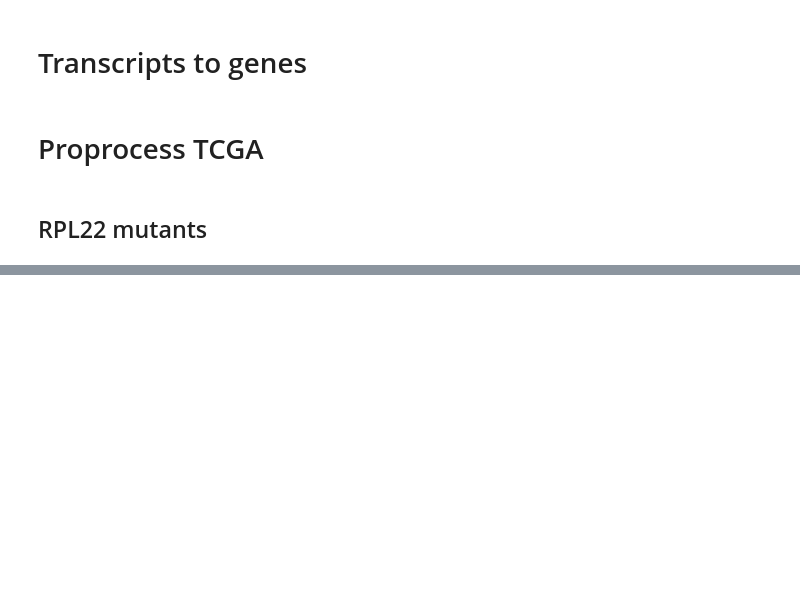
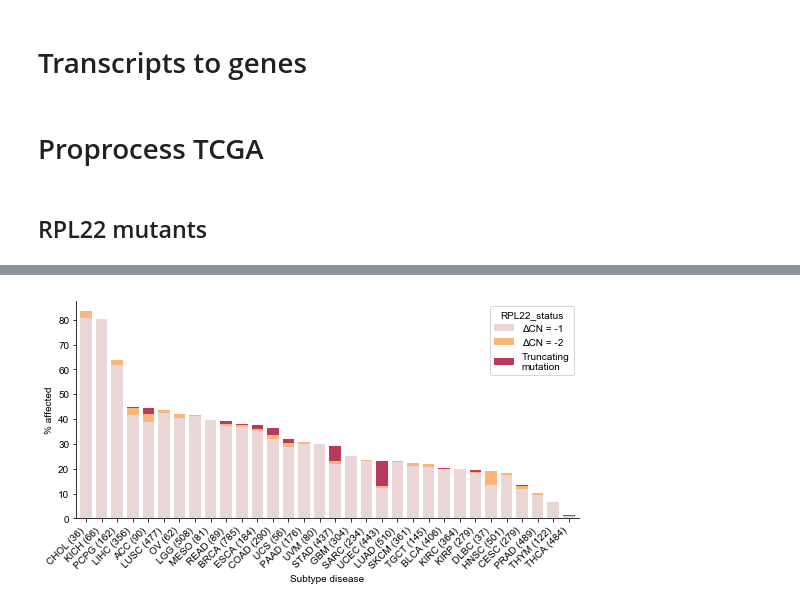
Before and after one commit to kevinhu/mdm4-splicing, a Jupyter notebook: notebooks/fig1_correlates.ipynb, the cells around one changed output, grey strips where cells are left out. Cells and saved outputs as stored; diff of their text form; code cells hidden in the pictures; blank space fills up the shorter version.

```diff
--- a/notebooks/fig1_correlates.ipynb
+++ b/notebooks/fig1_correlates.ipynb
@@ -171,0 +227,2 @@ plot_rpl22(tcga_se["MDM4_ENSG00000198625_ENSG00000198625.8_ES_1_204501318:204501
+# %%
+rpl22_subtype_info = rpl22_info.join(tcga_sample_info["abbreviated_disease"],how="inner")
@@ -171,0 +238,3 @@ plot_rpl22(tcga_se["MDM4_ENSG00000198625_ENSG00000198625.8_ES_1_204501318:204501
+# %%
+rpl22_subtype_info["CN_-2"] = rpl22_subtype_info["RPL22_cn"] == -2
+rpl22_subtype_info["CN_-1"] = rpl22_subtype_info["RPL22_cn"] == -1
@@ -171,0 +261,30 @@ plot_rpl22(tcga_se["MDM4_ENSG00000198625_ENSG00000198625.8_ES_1_204501318:204501
+# %%
+subtype_proportions["display_disease"] = subtype_proportions.index
+subtype_proportions["display_disease"] = subtype_proportions["display_disease"] + " ("+ subtype_proportions["total"].astype(str) + ")"
+# %%
+plt.figure(figsize=(9,4))
+
+ax = plt.subplot(111)
+
+subtype_proportions.plot(x = "display_disease",
+                         y=altered_classes,
+                         kind="bar",
+                         stacked=True,
+                         cmap=mpl.colors.ListedColormap(
+                             ["#ebd5d5", "#fab57a", "#b83b5e"]),
+                         ax = ax,
+                         width=0.75
+                         )
+
+plt.xlabel("Subtype disease")
+
+ax.spines["top"].set_visible(False)
+ax.spines["right"].set_visible(False)
+
+plt.xticks(rotation=45,ha="right")
+
+plt.ylabel("% affected")
+
+plt.savefig("../plots/rpl22_subtype_distribution.pdf",bbox_inches="tight",background="transparent")
+# %% [output]
+[figure, added]
```
Also changed, not shown: parts of 14 cells of this notebook, 4 other files.
